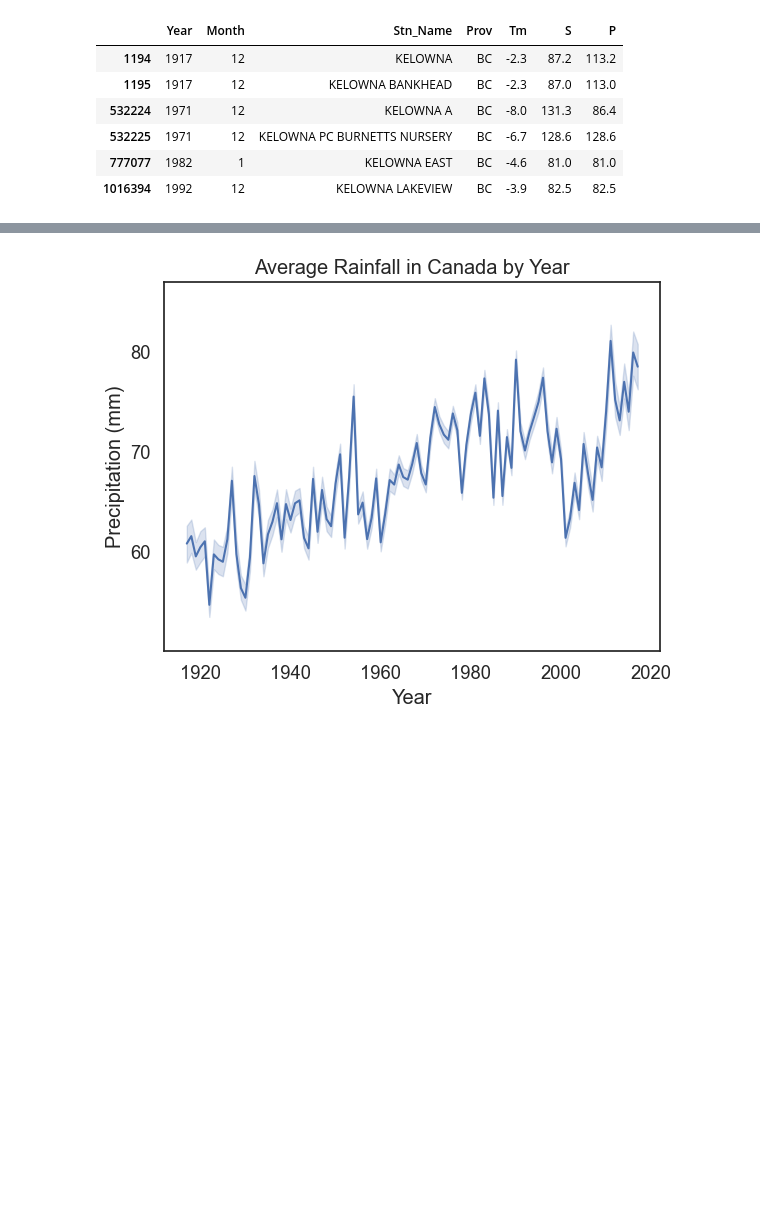
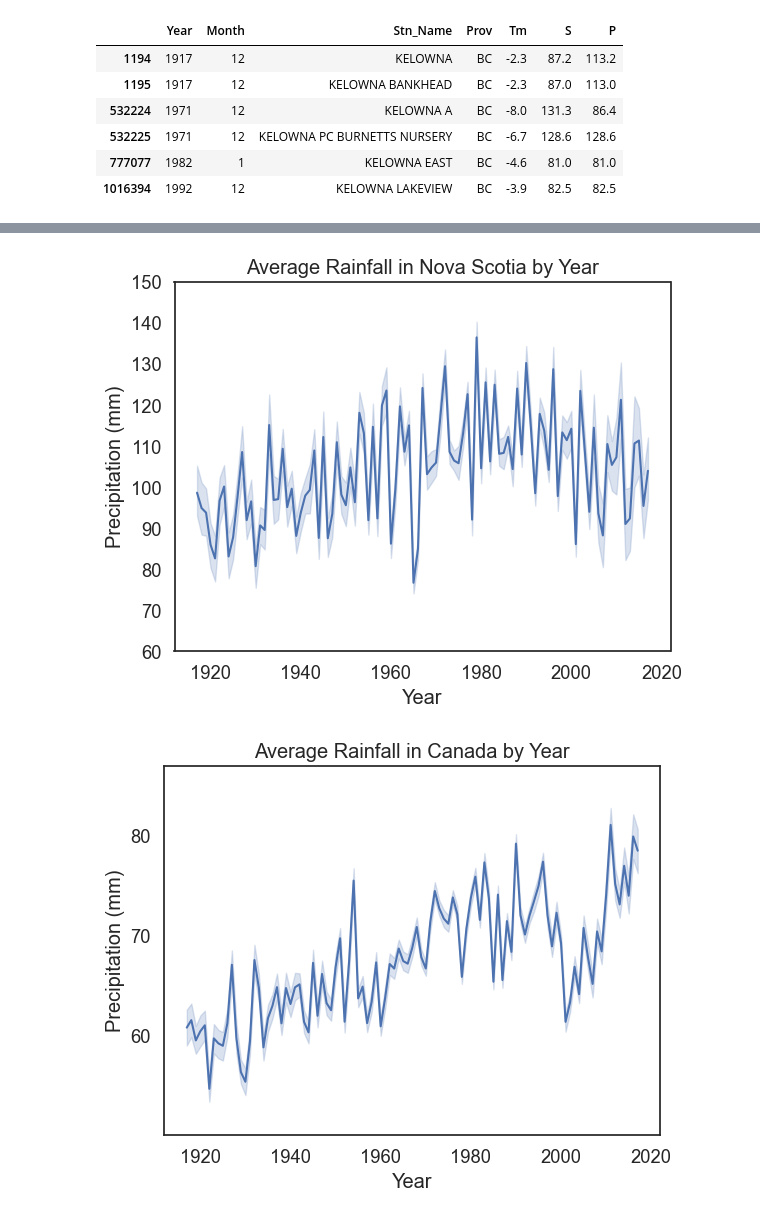
Before and after one commit to ubco-W2022T2-data301/project-group33, a Jupyter notebook: analysis/analysis3.ipynb, the cells around one changed output, grey strips where cells are left out. Drawn from its saved outputs; the diff is of its cells as text; code cells hidden in the pictures; blank space fills up the shorter version.

```diff
--- a/analysis/analysis3.ipynb
+++ b/analysis/analysis3.ipynb
@@ -712,3 +830,14 @@ Yes, there is a logical explanation for why snowstorms have been getting more ex
+# %%
+NS_rainfall = Canada_Data[Canada_Data['Prov'] == 'NS']
+# %%
+sns.lineplot(x='Year', y='P', data=NS_rainfall)
+plt.ylabel("Precipitation (mm)")
+plt.title("Average Rainfall in Nova Scotia by Year")
+plt.ylim(60, 150)
+sns.color_palette("colorblind")
+plt.show()
+# %% [output]
+[figure, added]
 # %%
 sns.lineplot(x='Year', y='P', data=Canada_Data)
 plt.ylabel("Precipitation (mm)")
```
Also changed, not shown: parts of 18 cells of this notebook, 5 other files.
